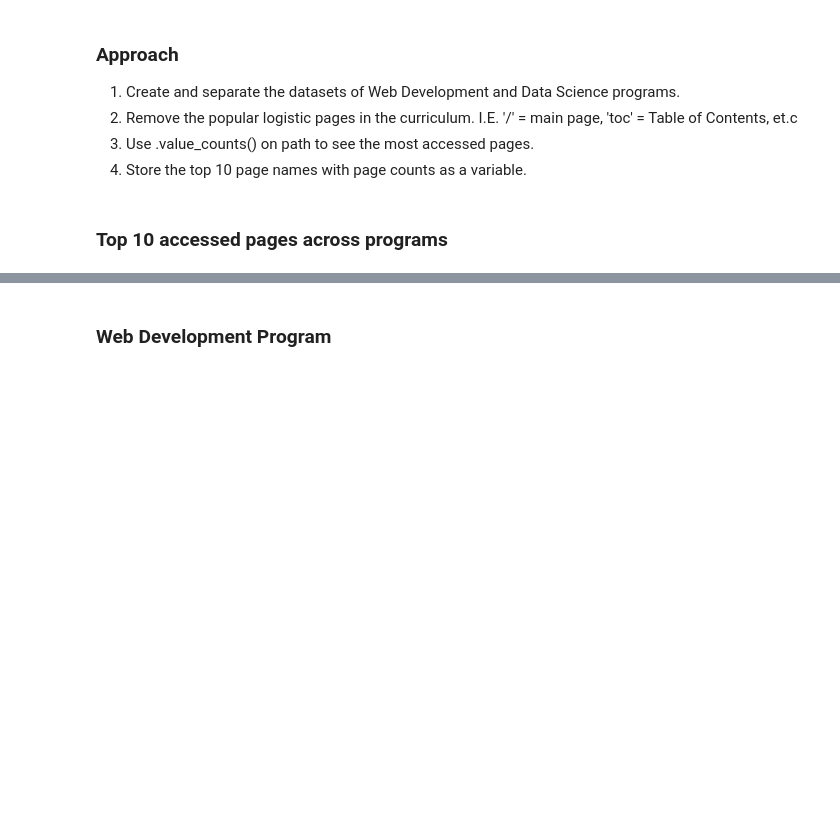
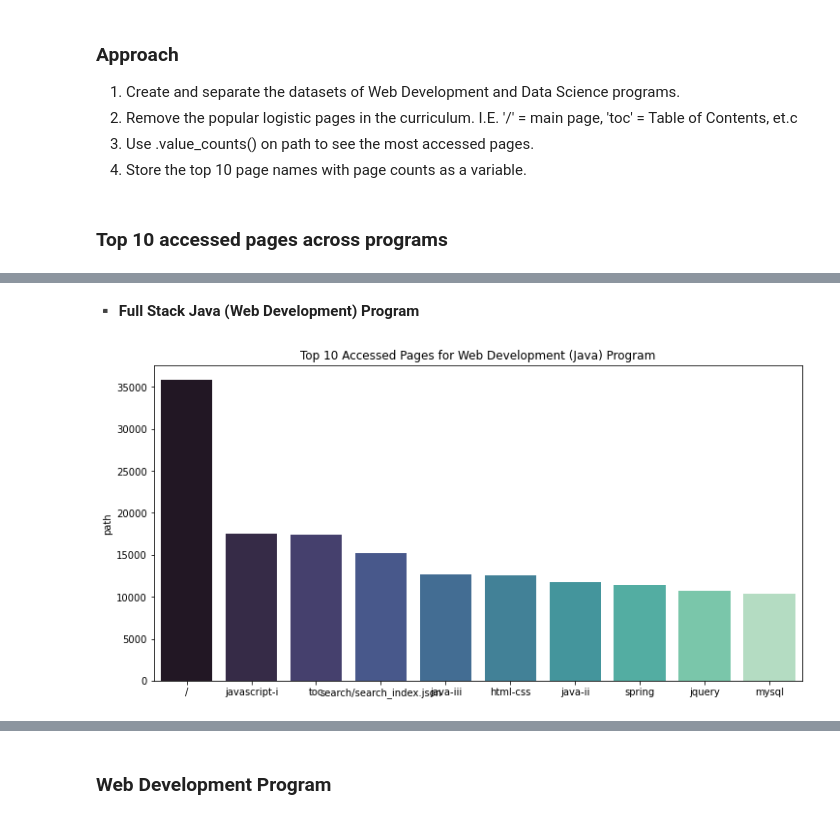
Before and after one commit to JML-Association/Anomaly-Detection-Project, a Jupyter notebook: final_report.ipynb, the cells around one changed output, grey strips where cells are left out. Saved outputs shown, nothing was run; the diff lists cells and outputs as text; code cells hidden in the pictures; blank space fills up the shorter version.

```diff
--- a/final_report.ipynb
+++ b/final_report.ipynb
@@ -184,0 +142,7 @@ Name: path, dtype: int64
+# %% [markdown]
+▪️ **Full Stack Java (Web Development) Program**
+# %%
+# Calling function to plot the top 10 pages for web dep java program
+explore.q1_p2(df)
+# %% [output]
+[figure, added]
```
Also changed, not shown: parts of 12 cells of this notebook.
